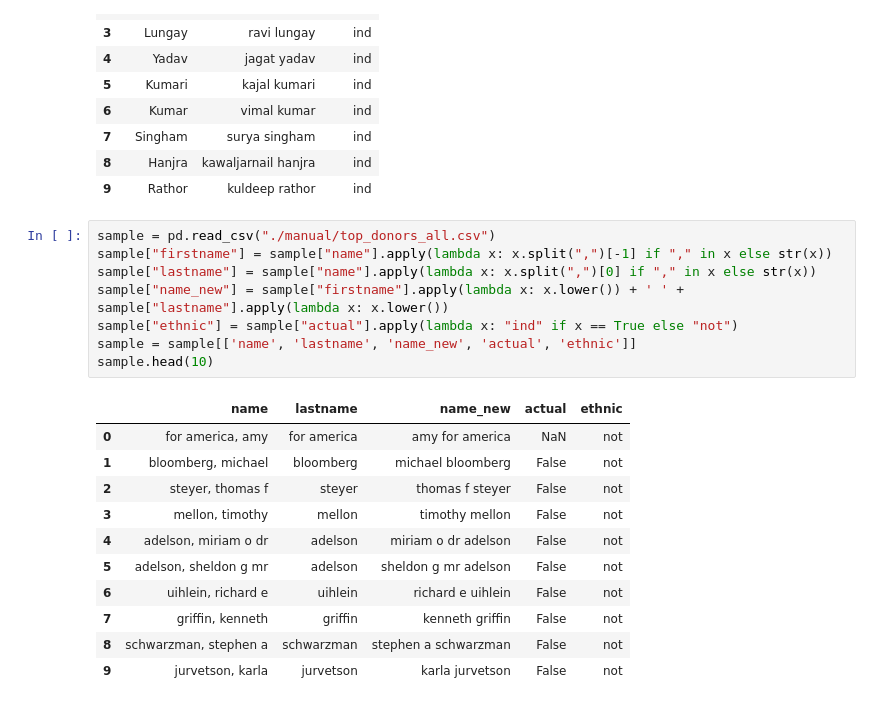
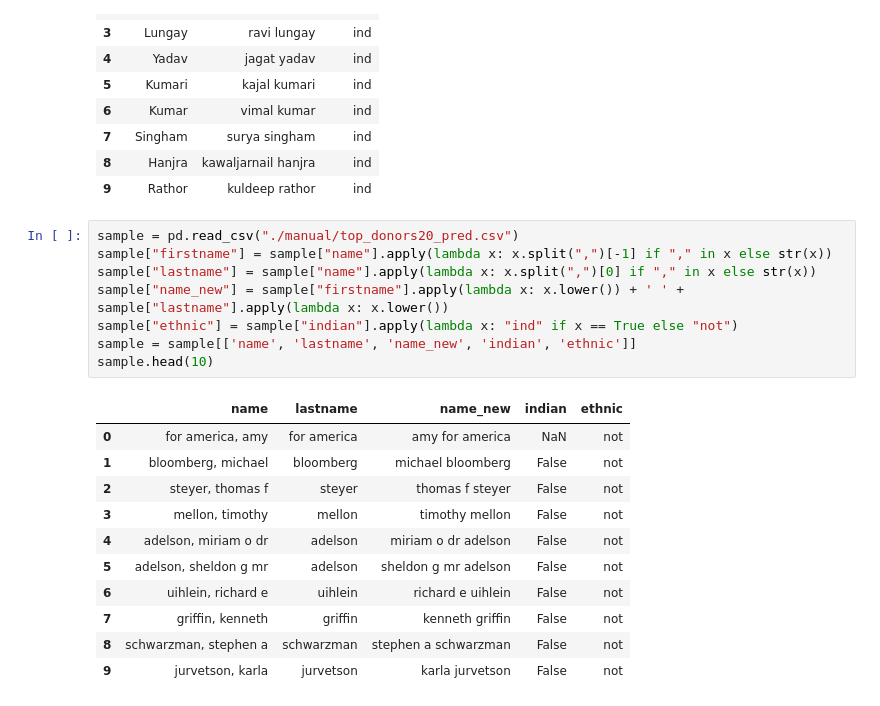
Before and after one commit to kkkarnav/indianamericancontributions, a Jupyter notebook: classif_lastname.ipynb, the cells around one changed output. Cells and saved outputs as stored; diff of their text form.

```diff
--- a/classif_lastname.ipynb
+++ b/classif_lastname.ipynb
@@ -62,15 +62,15 @@ df_indian.head(10)
 | 8 | Hanjra | kawaljarnail hanjra | ind |
 | 9 | Rathor | kuldeep rathor | ind |
 # %%
-sample = pd.read_csv("./manual/top_donors_all.csv")
+sample = pd.read_csv("./manual/top_donors20_pred.csv")
 sample["firstname"] = sample["name"].apply(lambda x: x.split(",")[-1] if "," in x else str(x))
 sample["lastname"] = sample["name"].apply(lambda x: x.split(",")[0] if "," in x else str(x))
 sample["name_new"] = sample["firstname"].apply(lambda x: x.lower()) + ' ' + sample["lastname"].apply(lambda x: x.lower())
-sample["ethnic"] = sample["actual"].apply(lambda x: "ind" if x == True else "not")
-sample = sample[['name', 'lastname', 'name_new', 'actual', 'ethnic']]
+sample["ethnic"] = sample["indian"].apply(lambda x: "ind" if x == True else "not")
+sample = sample[['name', 'lastname', 'name_new', 'indian', 'ethnic']]
 sample.head(10)
 # %% [output]
-|  | name | lastname | name_new | actual | ethnic |
+|  | name | lastname | name_new | indian | ethnic |
 | 0 | for america, amy | for america | amy for america | NaN | not |
 | 1 | bloomberg, michael | bloomberg | michael bloomberg | False | not |
 | 2 | steyer, thomas f | steyer | thomas f steyer | False | not |
```
Also changed, not shown: parts of 7 cells of this notebook, 8 other files.
